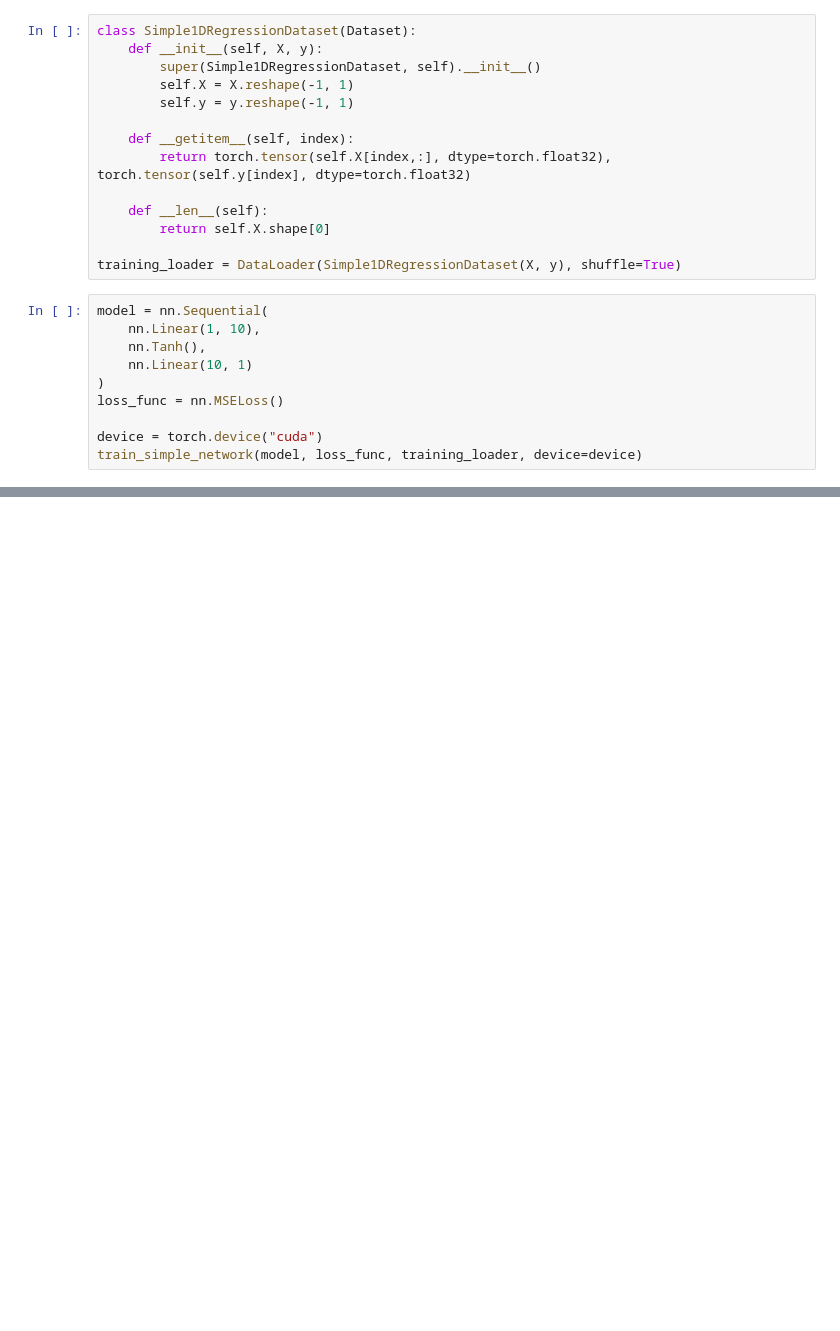
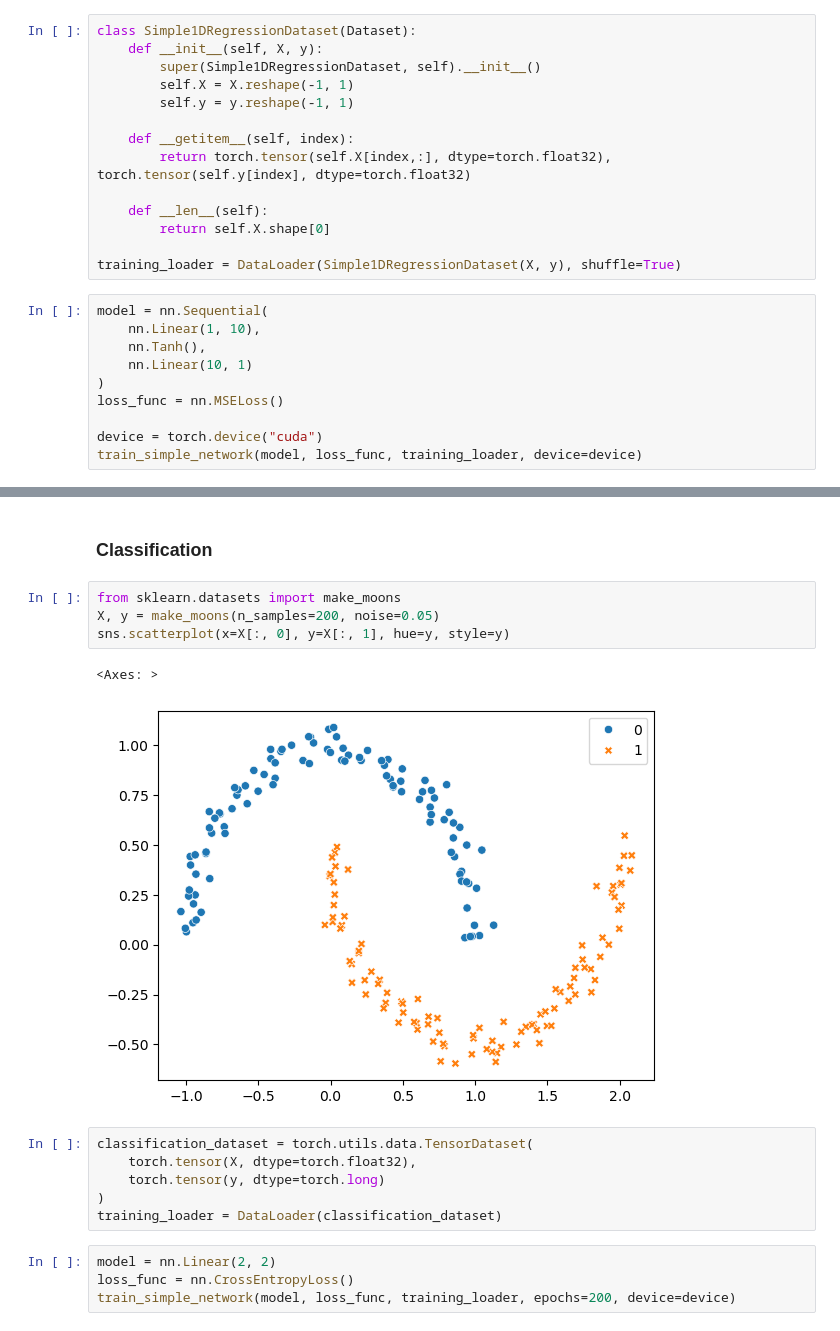
Before and after one commit to Yanzhiii/DLBasic, a Jupyter notebook: 2_FCN.ipynb, the cells around one changed output, grey strips where cells are left out. Drawn from its saved outputs; the diff is of its cells as text; blank space fills up the shorter version.

```diff
--- a/2_FCN.ipynb
+++ b/2_FCN.ipynb
@@ -68,0 +70,19 @@ with torch.no_grad():
+# %% [markdown]
+### Classification
+# %%
+from sklearn.datasets import make_moons
+X, y = make_moons(n_samples=200, noise=0.05)
+sns.scatterplot(x=X[:, 0], y=X[:, 1], hue=y, style=y)
+# %% [output]
+<Axes: >
+[figure, added]
+# %%
+classification_dataset = torch.utils.data.TensorDataset(
+    torch.tensor(X, dtype=torch.float32),
+    torch.tensor(y, dtype=torch.long)
+)
+training_loader = DataLoader(classification_dataset)
+# %%
+model = nn.Linear(2, 2)
+loss_func = nn.CrossEntropyLoss()
+train_simple_network(model, loss_func, training_loader, epochs=200, device=device)
```
Also changed, not shown: parts of 15 cells of this notebook, 2 other files.
